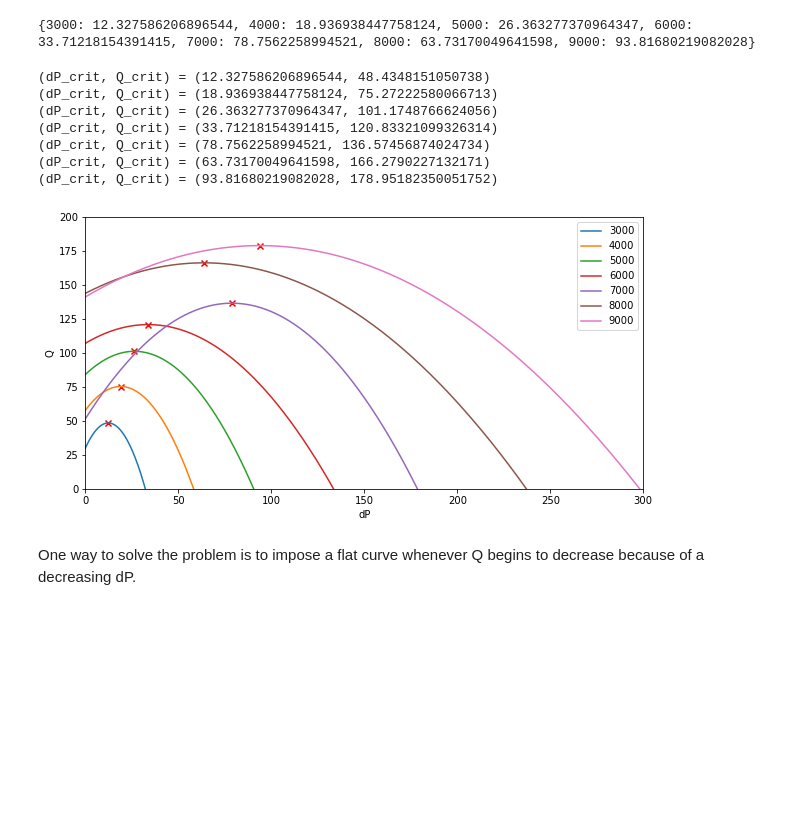
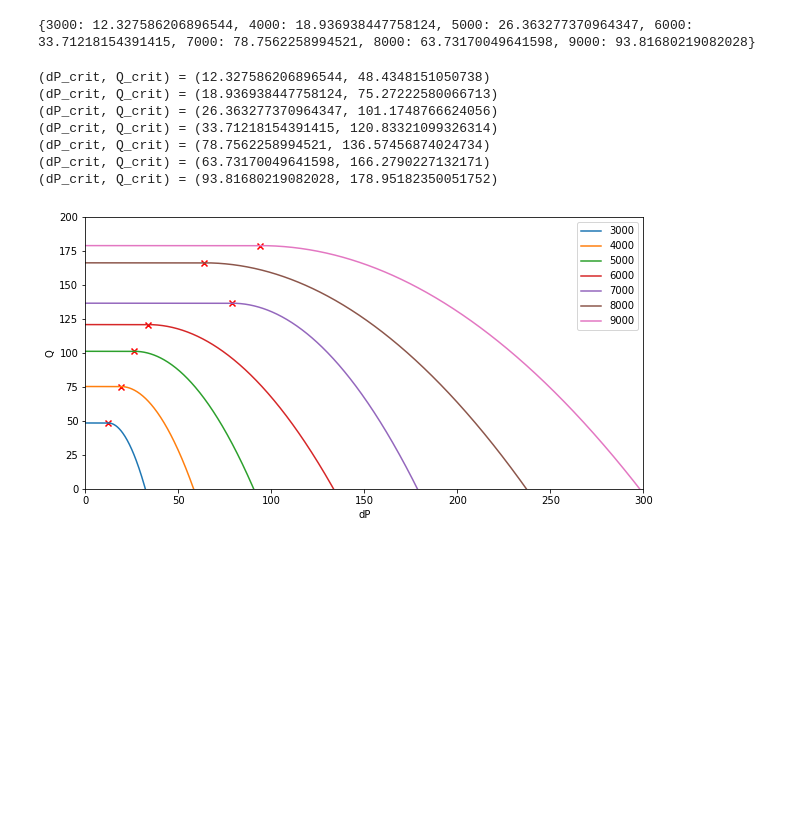
Before and after one commit to matthiaszeller/VAD-0D-DNN, a Jupyter notebook: notebooks/N1-HQ-curve-HMIII.ipynb, the cells around one changed output. Cells and saved outputs as stored; diff of their text form; code cells hidden in the pictures; blank space fills up the shorter version.

```diff
--- a/notebooks/N1-HQ-curve-HMIII.ipynb
+++ b/notebooks/N1-HQ-curve-HMIII.ipynb
@@ -230,40 +236,39 @@ for RPM in coefs_rev :
 print(dP_critical)
 # %% [output]
 {3000: 12.327586206896544, 4000: 18.936938447758124, 5000: 26.363277370964347, 6000: 33.71218154391415, 7000: 78.7562258994521, 8000: 63.73170049641598, 9000: 93.81680219082028}
-# %%
-Q_critical = {}
-for RPM in coefs_rev :
-    Q_critical[RPM] =
 # %%
 fig,ax = plt.subplots(1,1,figsize=(10,5))
 
 dPmax_HMIII = 300
 dP = np.linspace(0, dPmax_HMIII, 1000)
 
 
 for RPM in dP_critical :
     # Compute Q
     Q = np.polyval(coefs_rev[RPM], dP)
     # Compute the points where Q begins to decrease
     a0, a1, a2 = coefs_rev[RPM][2], coefs_rev[RPM][1], coefs_rev[RPM][0]
     crit = dP_critical[RPM]
     q_crit = a0 + a1 * crit + a2 * crit ** 2
+    # Once Q starts to decrease, set a constant
+    Q = [ q if dP[i] >= crit else q_crit for i,q in enumerate(Q) ]
+
     print("(dP_crit, Q_crit) = ({}, {})".format(crit, q_crit))
+    # Plot the cross marker
     plt.scatter(crit, q_crit, marker='x', color="red")
+    ## Plot the curve
     plt.plot(dP, Q, label=RPM)
 
 plt.xlim(0, dPmax_HMIII); plt.ylim(0, 200); plt.legend();
 plt.xlabel("dP"); plt.ylabel("Q");
 # %% [output]
 (dP_crit, Q_crit) = (12.327586206896544, 48.4348151050738)
 (dP_crit, Q_crit) = (18.936938447758124, 75.27222580066713)
 (dP_crit, Q_crit) = (26.363277370964347, 101.1748766624056)
 (dP_crit, Q_crit) = (33.71218154391415, 120.83321099326314)
 (dP_crit, Q_crit) = (78.7562258994521, 136.57456874024734)
 (dP_crit, Q_crit) = (63.73170049641598, 166.2790227132171)
 (dP_crit, Q_crit) = (93.81680219082028, 178.95182350051752)
-[figure, old version]
+[figure, new version]
-# %% [markdown]
-One way to solve the problem is to impose a flat curve whenever Q begins to decrease because of a decreasing dP.
 # %% [markdown]
 <br /><br /><br /><br /><br /><br /><br /><br /><br /><br /><br /><br /><br /><br /><br /><br /><br /><br /><br /><br /><br /><br /><br /><br /><br /><br /><br /><br /><br /><br /><br /><br /><br /><br /><br /><br />
```
Also changed, not shown: parts of 12 cells of this notebook, 2 other files.
